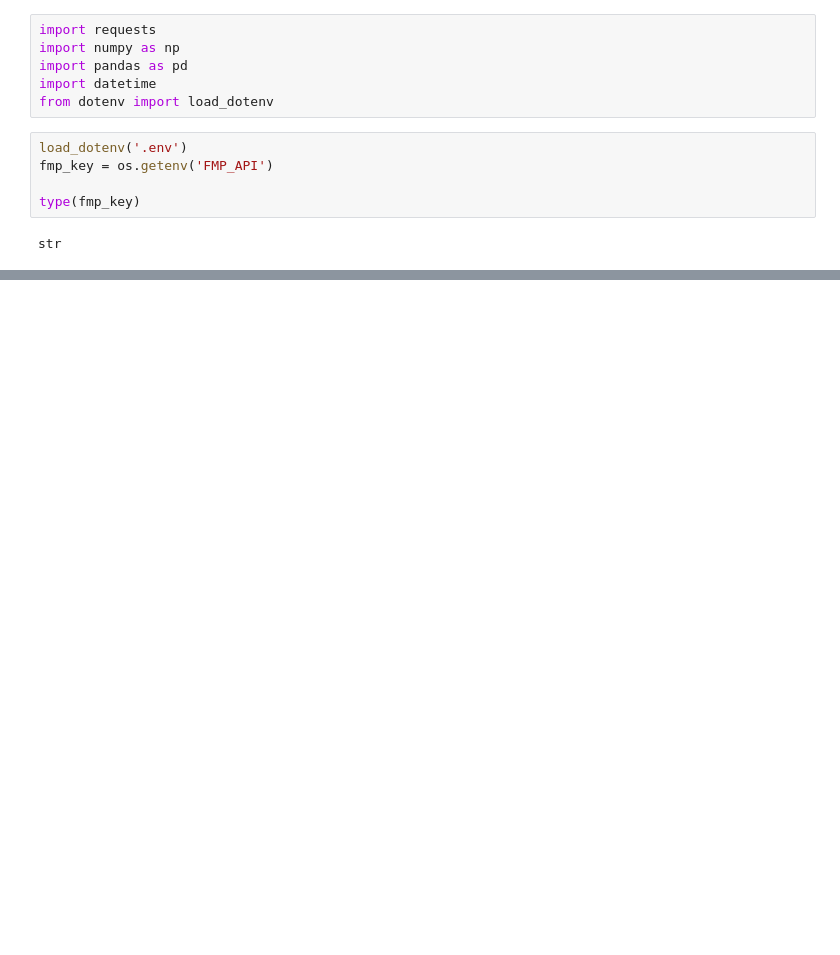
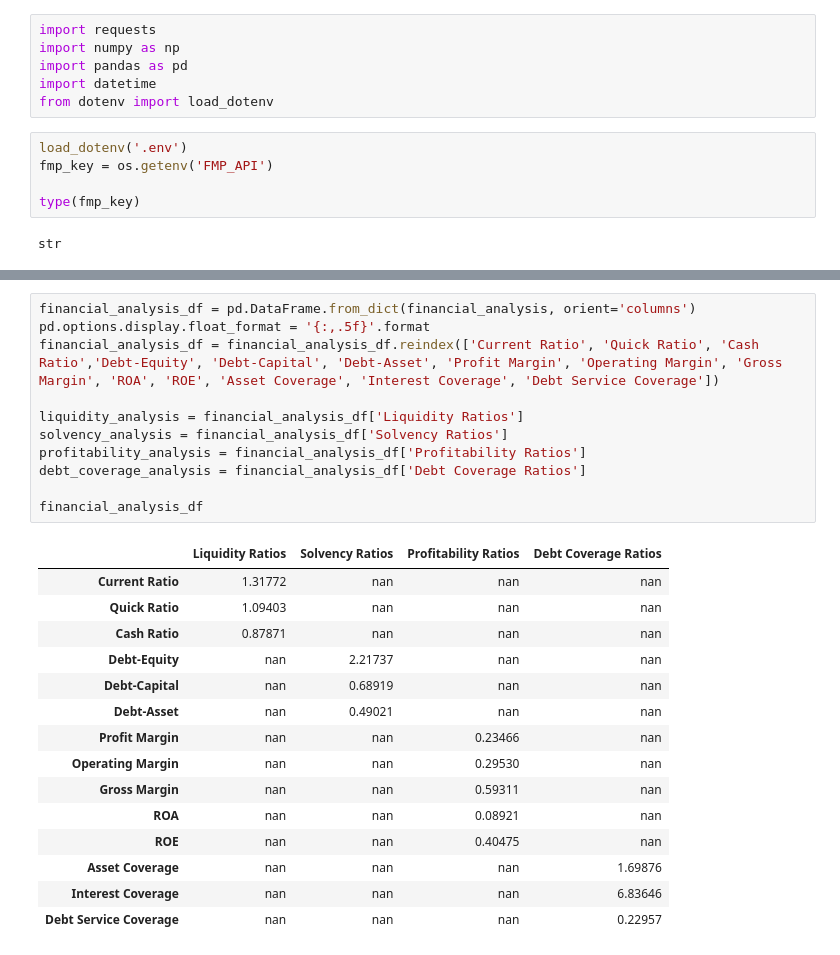
Before and after one commit to andyliang245/DCF, a Jupyter notebook: DCF Sample.ipynb, the cells around one changed output, grey strips where cells are left out. Drawn from its saved outputs; the diff is of its cells as text; blank space fills up the shorter version.

```diff
--- a/DCF Sample.ipynb
+++ b/DCF Sample.ipynb
@@ -213,0 +278,27 @@ See the caveats in the documentation: http://pandas.pydata.org/pandas-docs/stabl
+# %%
+financial_analysis_df = pd.DataFrame.from_dict(financial_analysis, orient='columns')
+pd.options.display.float_format = '{:,.5f}'.format
+financial_analysis_df = financial_analysis_df.reindex(['Current Ratio', 'Quick Ratio', 'Cash Ratio','Debt-Equity', 'Debt-Capital', 'Debt-Asset', 'Profit Margin', 'Operating Margin', 'Gross Margin', 'ROA', 'ROE', 'Asset Coverage', 'Interest Coverage', 'Debt Service Coverage'])
+
+liquidity_analysis = financial_analysis_df['Liquidity Ratios']
+solvency_analysis = financial_analysis_df['Solvency Ratios']
+profitability_analysis = financial_analysis_df['Profitability Ratios']
+debt_coverage_analysis = financial_analysis_df['Debt Coverage Ratios']
+
+financial_analysis_df
+# %% [output]
+|  | Liquidity Ratios | Solvency Ratios | Profitability Ratios | Debt Coverage Ratios |
+| Current Ratio | 1.31772 | nan | nan | nan |
+| Quick Ratio | 1.09403 | nan | nan | nan |
+| Cash Ratio | 0.87871 | nan | nan | nan |
+| Debt-Equity | nan | 2.21737 | nan | nan |
+| Debt-Capital | nan | 0.68919 | nan | nan |
+| Debt-Asset | nan | 0.49021 | nan | nan |
+| Profit Margin | nan | nan | 0.23466 | nan |
+| Operating Margin | nan | nan | 0.29530 | nan |
+| Gross Margin | nan | nan | 0.59311 | nan |
+| ROA | nan | nan | 0.08921 | nan |
+| ROE | nan | nan | 0.40475 | nan |
+| Asset Coverage | nan | nan | nan | 1.69876 |
+| Interest Coverage | nan | nan | nan | 6.83646 |
+| Debt Service Coverage | nan | nan | nan | 0.22957 |
```
Also changed, not shown: parts of 14 cells of this notebook.
